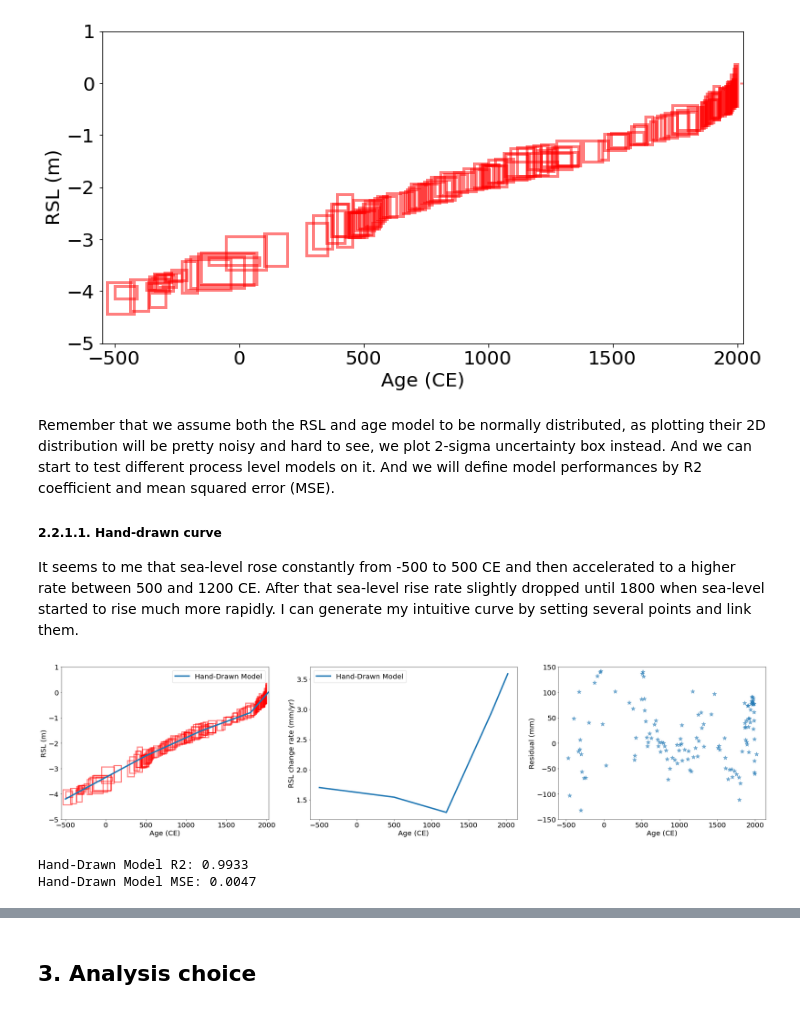
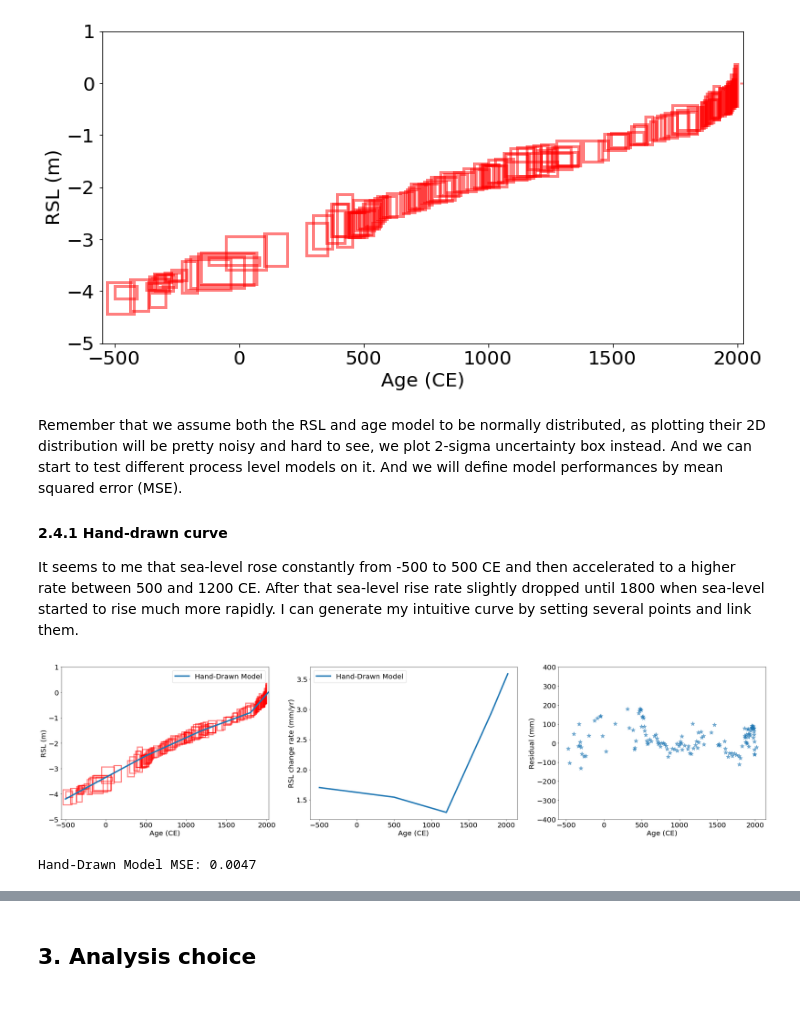
Before and after one commit to radical-collaboration/PaleoSTeHM, a Jupyter notebook: Tutorials/1. Introduction/Paleo_STeHM_intro.ipynb, the cells around one changed output, grey strips where cells are left out. Saved outputs shown, nothing was run; the diff lists cells and outputs as text; code cells hidden in the pictures.

```diff
--- a/Tutorials/1. Introduction/Paleo_STeHM_intro.ipynb
+++ b/Tutorials/1. Introduction/Paleo_STeHM_intro.ipynb
@@ -317,60 +321,40 @@ plt.show();
 # %% [output]
 [figure]
 # %% [markdown]
-Remember that we assume both the RSL and age model to be normally distributed, as plotting their 2D distribution will be pretty noisy and hard to see, we plot 2-sigma uncertainty box instead. And we can start to test different process level models on it. And we will define model performances by R2 coefficient and mean squared error (MSE).
+Remember that we assume both the RSL and age model to be normally distributed, as plotting their 2D distribution will be pretty noisy and hard to see, we plot 2-sigma uncertainty box instead. And we can start to test different process level models on it. And we will define model performances by mean squared error (MSE).
 
-##### 2.2.1.1. Hand-drawn curve
+#### 2.4.1 Hand-drawn curve
 
 It seems to me that sea-level rose constantly from -500 to 500 CE and then accelerated to a higher rate between 500 and 1200 CE. After that sea-level rise rate slightly dropped until 1800 when sea-level started to rise much more rapidly. I can generate my intuitive curve by setting several points and link them.
 # %%
-def cal_R2(y,yhat):
-    '''
-    A function to calculate R2 coefficient
-    '''
-    ybar = np.sum(y)/len(y)          # or sum(y)/len(y)
-    ssreg = np.sum((yhat-ybar)**2)   # or sum([ (yihat - ybar)**2 for yihat in yhat])
-    sstot = np.sum((y - ybar)**2)    # or sum([ (yi - ybar)**2 for yi in y])
-    R2 = ssreg / sstot
-    return R2
-
-def cal_MSE(y,yhat):
-    '''
-    A function to calculate MSE coefficient
-    '''
-    MSE = np.sum((yhat-y)**2)/len(y)
-    return MSE
-
-
 from scipy import interpolate
 hand_model_x = [-500,500,1200,1800,2023]
 hand_model_y = [-4.2,-2.5,-1.5,-0.8,0]
 
 #--------visualize modelled RSL, RSL change rate and model residual-----------------
 plt.figure(figsize=(36,8))
 ax = plt.subplot(131)
 PSTHM.plot_uncertainty_boxes(X,y, x_sigma*2,y_sigma*2,ax=ax)
 plt.plot(hand_model_x,hand_model_y,color='C0',linewidth=4,label='Hand-Drawn Model')
 ax.set_xlim(-550,2025)
 ax.set_ylim(-5,1)
 plt.legend()
 
 ax2 = plt.subplot(132)
 plt.plot(hand_model_x,np.gradient(hand_model_y,hand_model_x)*1000,color='C0',linewidth=4,label='Hand-Drawn Model')
 plt.ylabel('RSL change rate (mm/yr)')
 plt.xlabel('Age (CE)')
 plt.legend()
 
 ax3 = plt.subplot(133)
 f_hand = interpolate.interp1d(hand_model_x,hand_model_y)
 hand_prediction = f_hand(X)
 plt.scatter(X,(hand_prediction-y.detach().numpy())*1000,s=150,marker='*',color='C0',alpha=0.6)
 plt.xlabel('Age (CE)')
 plt.ylabel('Residual (mm)')
-plt.ylim(-150,150)
+plt.ylim(-400,400)
 plt.show()
-print('Hand-Drawn Model R2: {:4.4f}'.format(cal_R2(y.detach().numpy(),hand_prediction)))
-print('Hand-Drawn Model MSE: {:4.4f}'.format(cal_MSE(y.detach().numpy(),hand_prediction)));
+print('Hand-Drawn Model MSE: {:4.4f}'.format(PSTHM.cal_MSE(y.detach().numpy(),hand_prediction)));
 # %% [output]
-[figure, old version]
+[figure, new version]
-Hand-Drawn Model R2: 0.9933
 Hand-Drawn Model MSE: 0.0047
```
Also changed, not shown: parts of 14 cells of this notebook, 1 other file.
